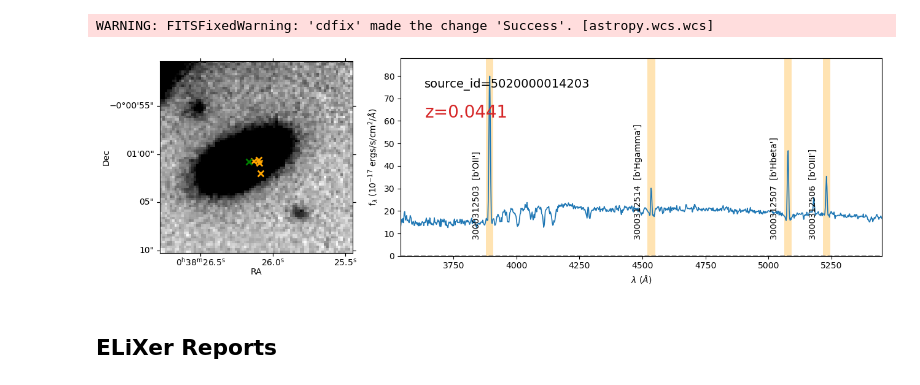
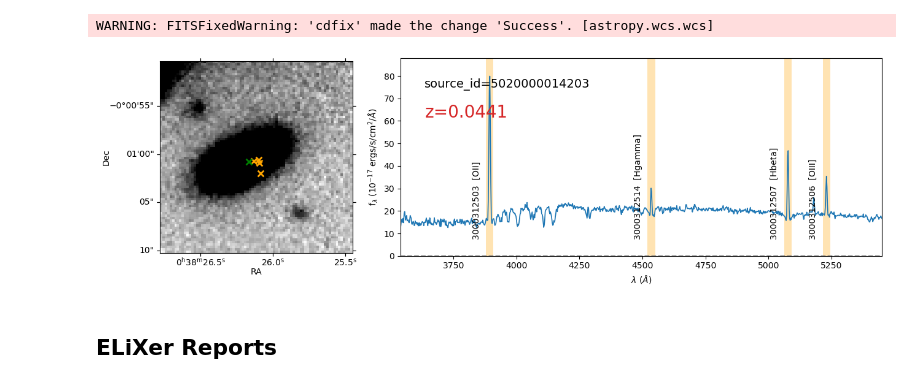
Before and after one commit to HETDEX/dexcube, a Jupyter notebook: notebooks/10-HETDEX-Source-Catalog.ipynb, the cells around one changed output. Cells and saved outputs as stored; diff of their text form; code cells hidden in the pictures.

```diff
--- a/notebooks/10-HETDEX-Source-Catalog.ipynb
+++ b/notebooks/10-HETDEX-Source-Catalog.ipynb
@@ -309,35 +311,35 @@ plt.ylabel(r'f$_\lambda$ (10$^{-17}$ ergs/s/cm$^2$/$\AA$)')
 plt.xlim(3540, 5450)
 
 selw = (wave_rect > 3540) & (wave_rect < 5450)
 y2 = np.max(spectra[selw])
 y1 = np.min(spectra[selw])
 
 if y1 > 0:
     y1 = 0
 
 # plot all emission lines detected in det_table related to the source_id
 
 for line in np.array( np.unique(grp['line_id'])):
 
-    if line == b'n/a':
+    if line == 'n/a':
         continue
 
     sel_line = grp['line_id'] == line
 
     plt.bar(grp['wave'][sel_line][0], height=2*y2, width=30, bottom=y1, color='orange', alpha=0.3)
 
     label = '{}  [{}]'.format( grp['detectid'][sel_line][0], line)
     if np.isfinite( grp['wave'][sel_line][0]):
         plt.text(grp['wave'][sel_line][0]-70, 0.1*y2, label, rotation=90, fontsize=10)
 
 plt.axhline(0, color='tab:grey', linestyle='dashed')
 plt.text(0.05, 0.7, 'z={:6.4f}'.format(redshift), transform=ax2.transAxes, color='tab:red', fontsize=20)
 plt.text(0.05, 0.85, 'source_id={}'.format(sid), transform=ax2.transAxes, fontsize=14, color='black')
 plt.ylim(y1,1.1*y2)
 plt.subplots_adjust(wspace=0.3, hspace=0)
 plt.tight_layout()
 # %% [output]
-[figure, old version]
+[figure, new version]
 # %% [markdown]
 ## ELiXer Reports
 # %% [markdown]
```
Also changed, not shown: parts of 4 cells of this notebook.
